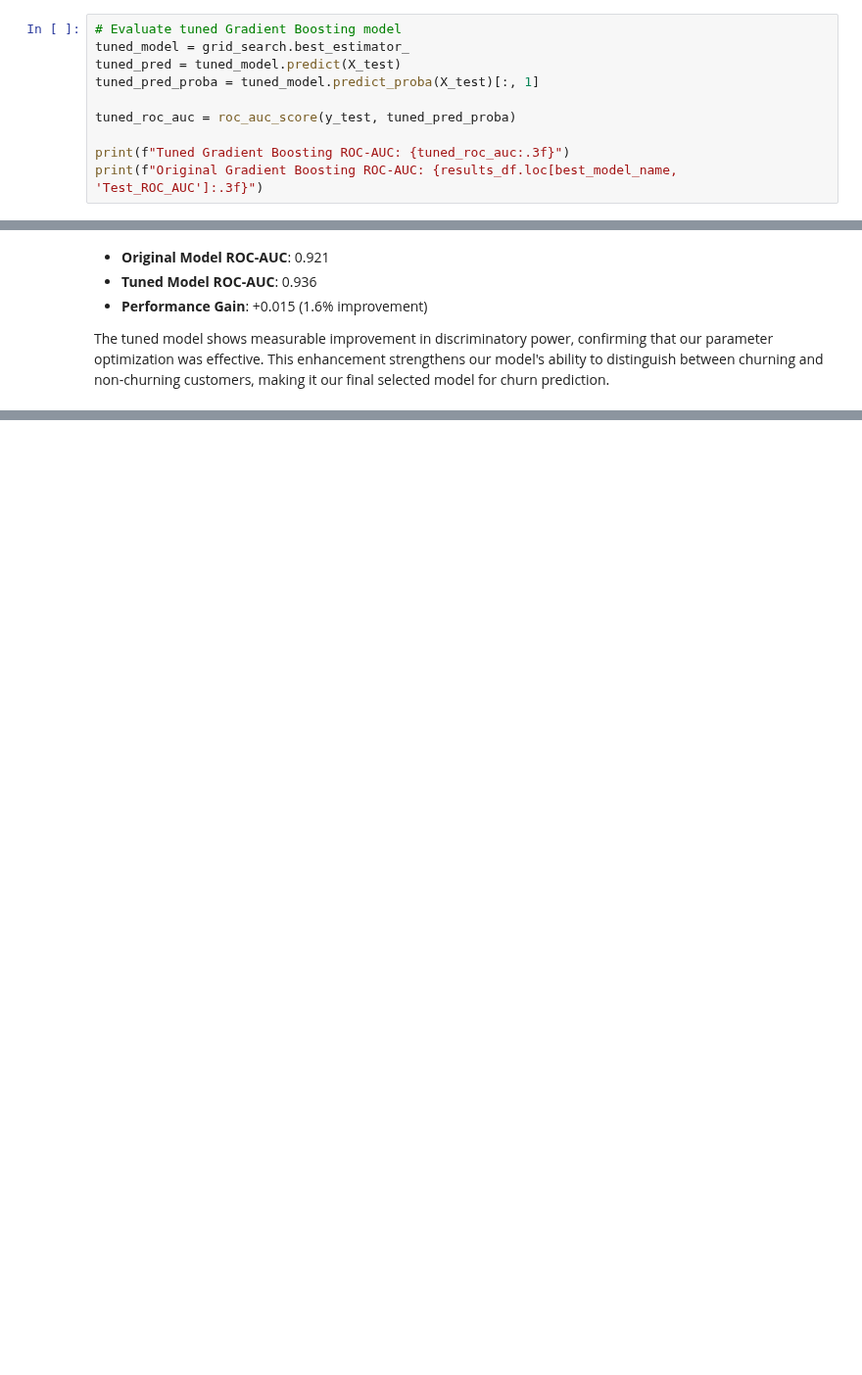
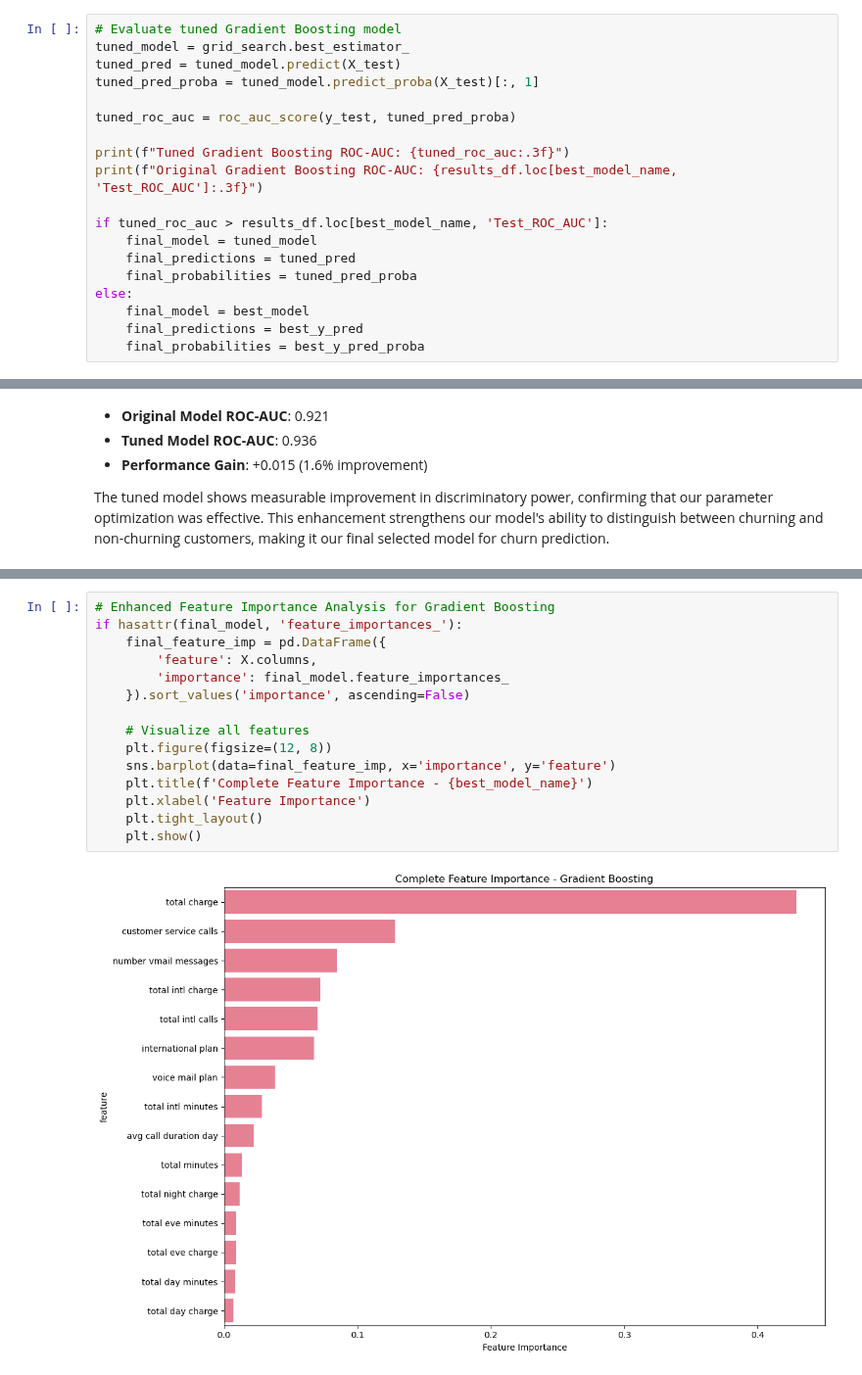
Before and after one commit to Tdoggie/phase-3-project, a Jupyter notebook: index.ipynb, the cells around one changed output, grey strips where cells are left out. Shown at 98% size. Cells and saved outputs as stored; diff of their text form; blank space fills up the shorter version.

```diff
--- a/index.ipynb
+++ b/index.ipynb
@@ -808,3 +802,12 @@ tuned_roc_auc = roc_auc_score(y_test, tuned_pred_proba)
 
 print(f"Tuned Gradient Boosting ROC-AUC: {tuned_roc_auc:.3f}")
 print(f"Original Gradient Boosting ROC-AUC: {results_df.loc[best_model_name, 'Test_ROC_AUC']:.3f}")
+
+if tuned_roc_auc > results_df.loc[best_model_name, 'Test_ROC_AUC']:
+    final_model = tuned_model
+    final_predictions = tuned_pred
+    final_probabilities = tuned_pred_proba
+else:
+    final_model = best_model
+    final_predictions = best_y_pred
+    final_probabilities = best_y_pred_proba
@@ -817,0 +838,17 @@ The tuned model shows measurable improvement in discriminatory power, confirming
+# %%
+# Enhanced Feature Importance Analysis for Gradient Boosting
+if hasattr(final_model, 'feature_importances_'):
+    final_feature_imp = pd.DataFrame({
+        'feature': X.columns,
+        'importance': final_model.feature_importances_
+    }).sort_values('importance', ascending=False)
+
+    # Visualize all features
+    plt.figure(figsize=(12, 8))
+    sns.barplot(data=final_feature_imp, x='importance', y='feature')
+    plt.title(f'Complete Feature Importance - {best_model_name}')
+    plt.xlabel('Feature Importance')
+    plt.tight_layout()
+    plt.show()
+# %% [output]
+[figure, added]
```
Also changed, not shown: parts of 8 cells of this notebook.
